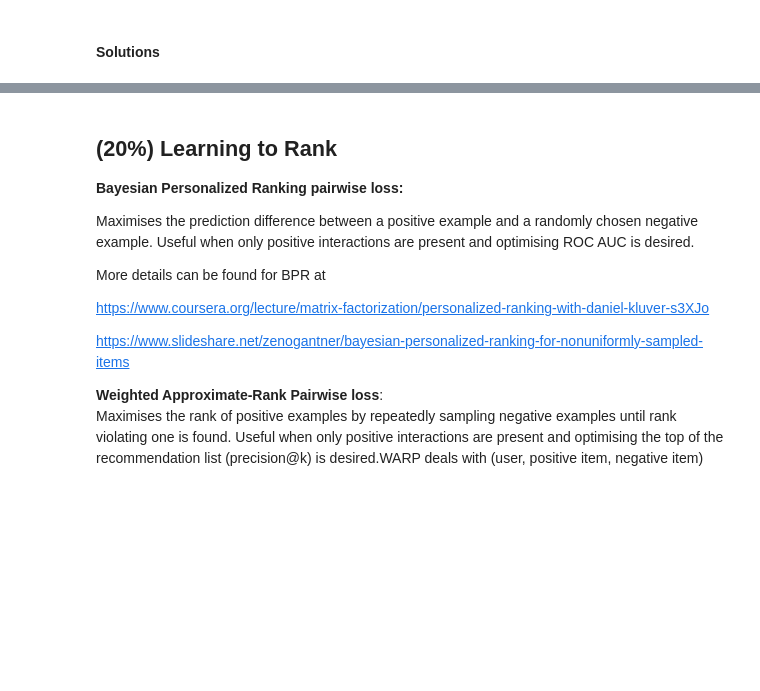
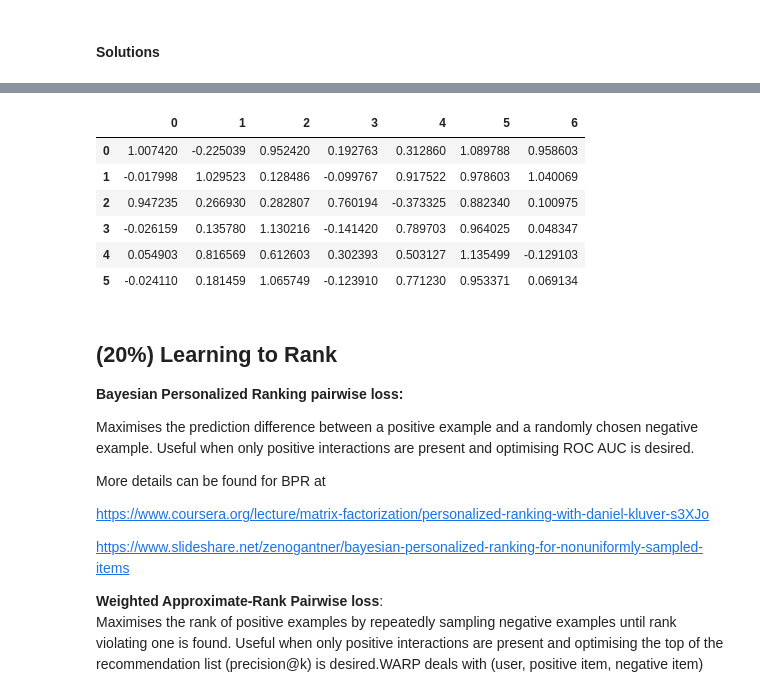
Before and after one commit to KunjParikh/cmpe256, a Jupyter notebook: HWs/CMPE256_RecSys_II_Problems.ipynb, the cells around one changed output, grey strips where cells are left out. Cells and saved outputs as stored; diff of their text form; code cells hidden in the pictures; blank space fills up the shorter version.

```diff
--- a/HWs/CMPE256_RecSys_II_Problems.ipynb
+++ b/HWs/CMPE256_RecSys_II_Problems.ipynb
@@ -74,3 +76,76 @@ matrix as P with dimension (6 x K) and Q with dimension (K x 7), where K is the
 After you get two factorized matrix P and Q, try to multiply them back, could you recommend the top three items of second customers based on this new rating matrix rating scores (0 value cells will have rating scores now).
 # %% [markdown]
 #### Solutions
+# %%
+#Open source code reference : https://github.com/benfred/implicit/tree/master/implicit
+import implicit
+
+from scipy.sparse import csr_matrix
+
+R = np.array([[5, 0, 5, 0, 0, 1, 2],
+              [0, 4, 0, 0, 2, 2, 1],
+              [1, 0, 0, 1, 0, 1, 0],
+              [0, 0, 1, 0, 1, 1, 0],
+              [0, 2, 1, 0, 0, 1, 0],
+              [0, 0, 3, 0, 1, 2, 0]])
+factors = 4
+#R = P(6,4) x Q(4,7)
+
+data = csr_matrix(R)
+
+def alternating_least_squares(Cui, factors, regularization, iterations=20):
+    users, items = Cui.shape
+
+    X = np.random.rand(users, factors) * 0.01
+    Y = np.random.rand(items, factors) * 0.01
+
+    Ciu = Cui.T.tocsr()
+    for iteration in range(iterations):
+        least_squares(Cui, X, Y, regularization)
+        least_squares(Ciu, Y, X, regularization)
+
+    return X, Y
+
+def least_squares(Cui, X, Y, regularization):
+    users, factors = X.shape
+    YtY = Y.T.dot(Y)
+
+    for u in range(users):
+        # accumulate YtCuY + regularization * I in A
+        A = YtY + regularization * np.eye(factors)
+
+        # accumulate YtCuPu in b
+        b = np.zeros(factors)
+
+        for i, confidence in nonzeros(Cui, u):
+            factor = Y[i]
+            A += (confidence - 1) * np.outer(factor, factor)
+            b += confidence * factor
+
+        # Xu = (YtCuY + regularization * I)^-1 (YtCuPu)
+        X[u] = np.linalg.solve(A, b)
+
+def nonzeros(m, row):
+    """ returns the non zeroes of a row in csr_matrix """
+    for index in range(m.indptr[row], m.indptr[row+1]):
+      yield m.indices[index], m.data[index]
+
+#Get User and Item latent factors
+user_factors, item_factors  = alternating_least_squares(data, factors, 0.01)
+
+#Multiply then back to get recommended values.
+recommend_matrix = np.dot(user_factors, item_factors.T)
+
+def recommend(mat, data, user):
+  rec_user = np.argsort(mat[user])[::-1]
+  user_data = data[user].toarray()[0]
+  user_liked = np.nonzero(user_data)[0]
+  return [i for i in rec_user if i not in user_liked]
+
+#Recommend for second user
+recommend_second_user = recommend(recommend_matrix, data, 1)
+print("Recommendation for second user after filtering out already liked items are : {}".format(rec_second_user))
+
+print("Recommendation matrix after multiplying latent factors is:")
+pd.DataFrame(recommend_matrix)
+# %% [output]
@@ -77,3 +154,10 @@ After you get two factorized matrix P and Q, try to multiply them back, could yo
+|  | 0 | 1 | 2 | 3 | 4 | 5 | 6 |
+| 0 | 1.007420 | -0.225039 | 0.952420 | 0.192763 | 0.312860 | 1.089788 | 0.958603 |
+| 1 | -0.017998 | 1.029523 | 0.128486 | -0.099767 | 0.917522 | 0.978603 | 1.040069 |
+| 2 | 0.947235 | 0.266930 | 0.282807 | 0.760194 | -0.373325 | 0.882340 | 0.100975 |
+| 3 | -0.026159 | 0.135780 | 1.130216 | -0.141420 | 0.789703 | 0.964025 | 0.048347 |
+| 4 | 0.054903 | 0.816569 | 0.612603 | 0.302393 | 0.503127 | 1.135499 | -0.129103 |
+| 5 | -0.024110 | 0.181459 | 1.065749 | -0.123910 | 0.771230 | 0.953371 | 0.069134 |
 # %% [markdown]
 ## (20%) Learning to Rank
 
```
Also changed, not shown: parts of 3 cells of this notebook.
